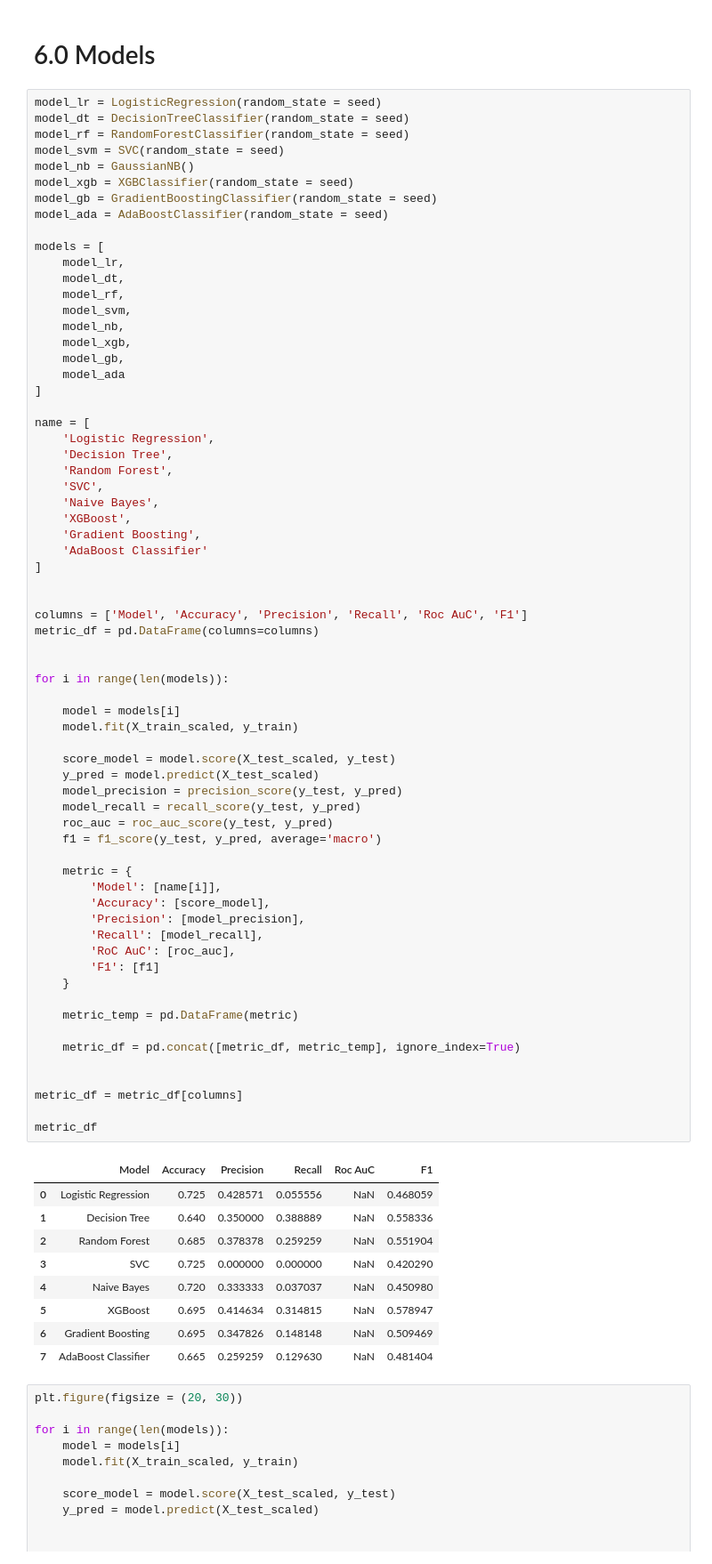
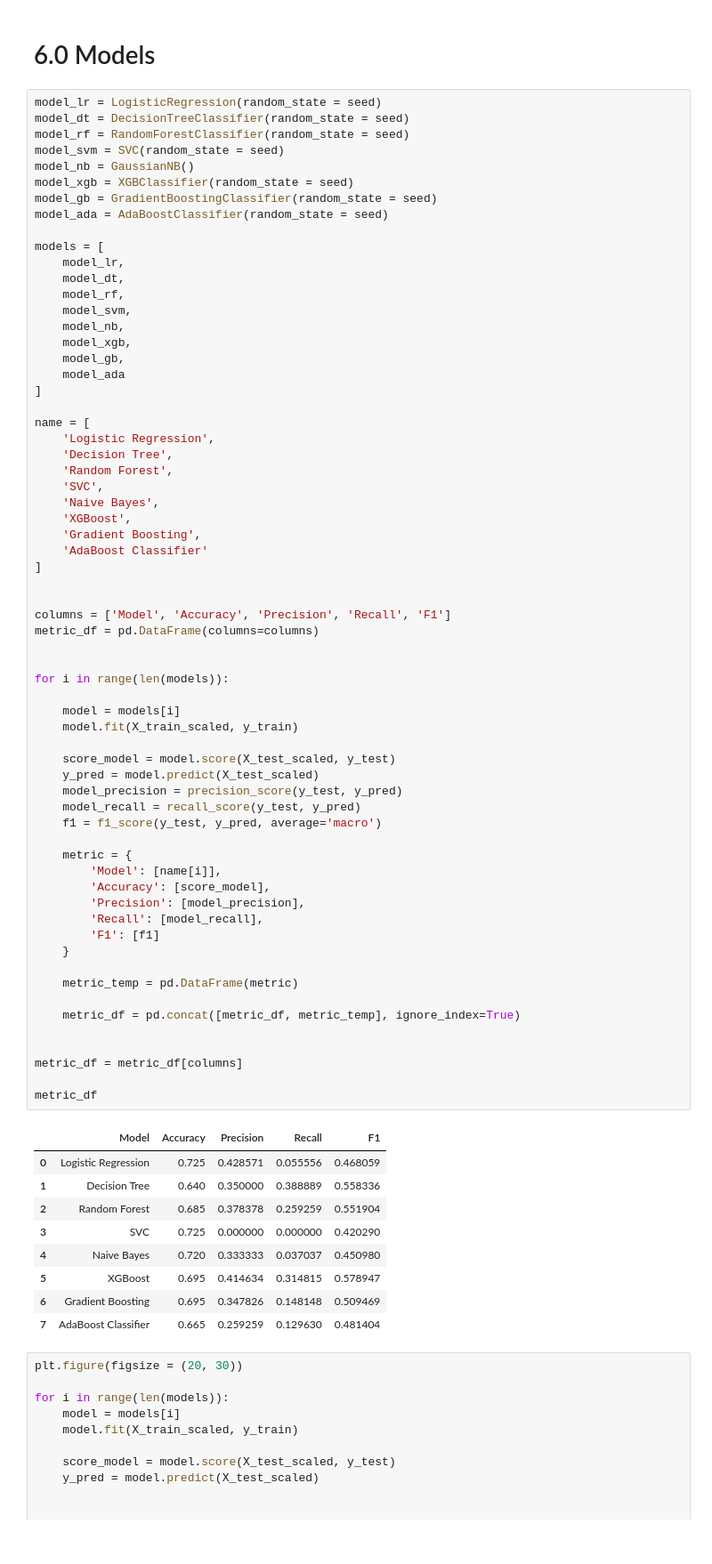
Before and after one commit to YuriCatramby/ds-clf-churn-prediction, a Jupyter notebook: project-model.ipynb, the cells around one changed output. Shown: that part at 89% size. Saved outputs shown, nothing was run; the diff lists cells and outputs as text.

```diff
--- a/project-model.ipynb
+++ b/project-model.ipynb
@@ -240,49 +240,47 @@ name = [
 ]
 
 
-columns = ['Model', 'Accuracy', 'Precision', 'Recall', 'Roc AuC', 'F1']
+columns = ['Model', 'Accuracy', 'Precision', 'Recall', 'F1']
 metric_df = pd.DataFrame(columns=columns)
 
 
 for i in range(len(models)):
 
     model = models[i]
     model.fit(X_train_scaled, y_train)
 
     score_model = model.score(X_test_scaled, y_test)
     y_pred = model.predict(X_test_scaled)
     model_precision = precision_score(y_test, y_pred)
     model_recall = recall_score(y_test, y_pred)
-    roc_auc = roc_auc_score(y_test, y_pred)
     f1 = f1_score(y_test, y_pred, average='macro')
 
     metric = {
         'Model': [name[i]],
         'Accuracy': [score_model],
         'Precision': [model_precision],
         'Recall': [model_recall],
-        'RoC AuC': [roc_auc],
         'F1': [f1]
     }
 
     metric_temp = pd.DataFrame(metric)
 
     metric_df = pd.concat([metric_df, metric_temp], ignore_index=True)
 
 
 metric_df = metric_df[columns]
 
 metric_df
 # %% [output]
-|  | Model | Accuracy | Precision | Recall | Roc AuC | F1 |
-| 0 | Logistic Regression | 0.725 | 0.428571 | 0.055556 | NaN | 0.468059 |
-| 1 | Decision Tree | 0.640 | 0.350000 | 0.388889 | NaN | 0.558336 |
-| 2 | Random Forest | 0.685 | 0.378378 | 0.259259 | NaN | 0.551904 |
-| 3 | SVC | 0.725 | 0.000000 | 0.000000 | NaN | 0.420290 |
-| 4 | Naive Bayes | 0.720 | 0.333333 | 0.037037 | NaN | 0.450980 |
-| 5 | XGBoost | 0.695 | 0.414634 | 0.314815 | NaN | 0.578947 |
-| 6 | Gradient Boosting | 0.695 | 0.347826 | 0.148148 | NaN | 0.509469 |
-| 7 | AdaBoost Classifier | 0.665 | 0.259259 | 0.129630 | NaN | 0.481404 |
+|  | Model | Accuracy | Precision | Recall | F1 |
+| 0 | Logistic Regression | 0.725 | 0.428571 | 0.055556 | 0.468059 |
+| 1 | Decision Tree | 0.640 | 0.350000 | 0.388889 | 0.558336 |
+| 2 | Random Forest | 0.685 | 0.378378 | 0.259259 | 0.551904 |
+| 3 | SVC | 0.725 | 0.000000 | 0.000000 | 0.420290 |
+| 4 | Naive Bayes | 0.720 | 0.333333 | 0.037037 | 0.450980 |
+| 5 | XGBoost | 0.695 | 0.414634 | 0.314815 | 0.578947 |
+| 6 | Gradient Boosting | 0.695 | 0.347826 | 0.148148 | 0.509469 |
+| 7 | AdaBoost Classifier | 0.665 | 0.259259 | 0.129630 | 0.481404 |
 # %%
 plt.figure(figsize = (20, 30))
 
```
Also changed, not shown: parts of 1 cell of this notebook, 2 other files.
